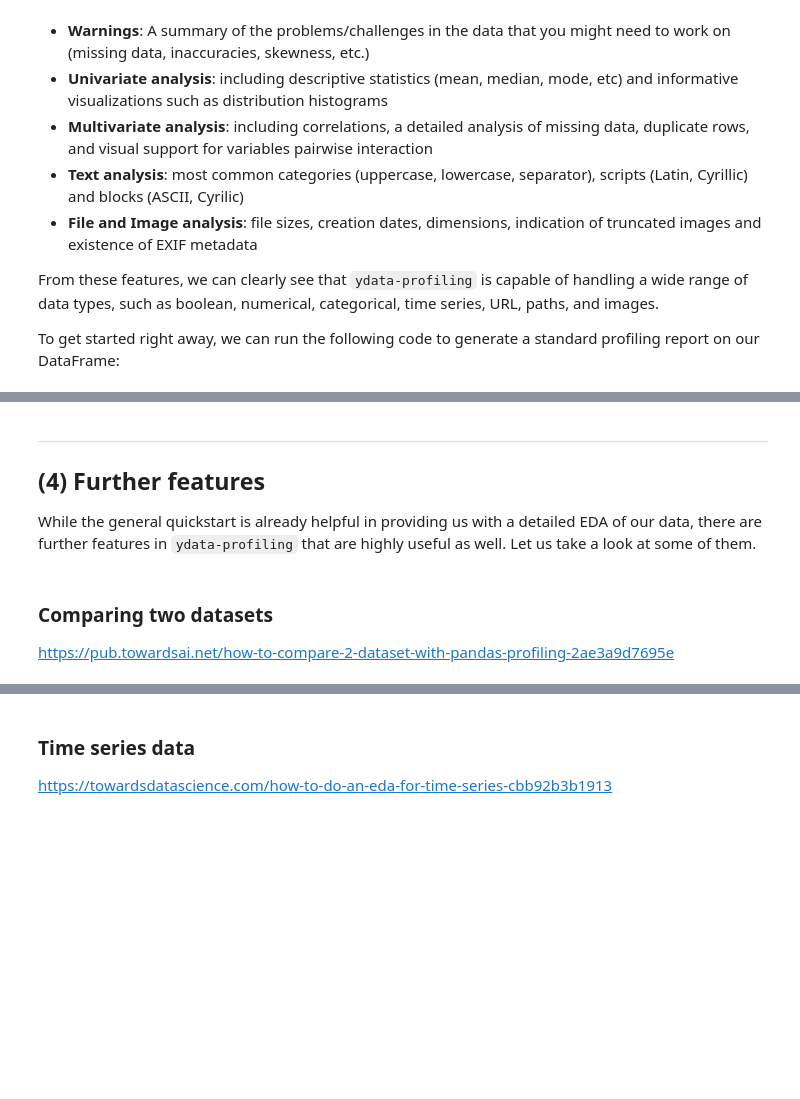
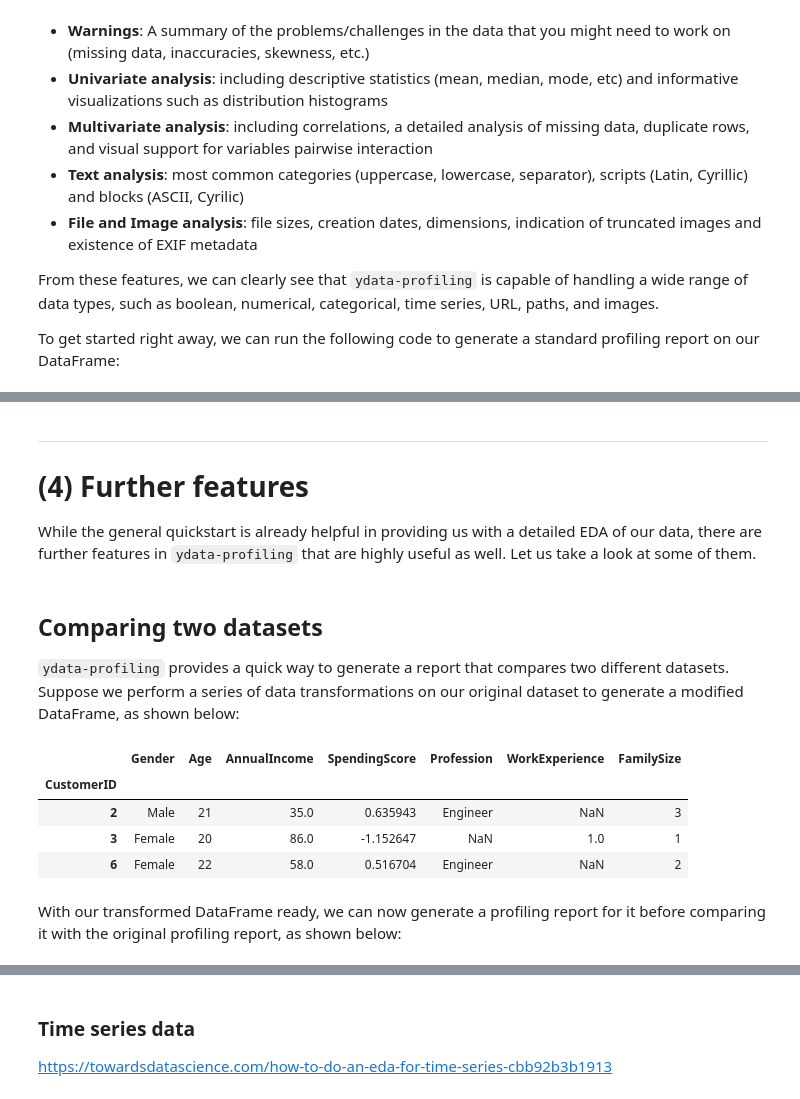
Before and after one commit to kennethleungty/Educative-Advanced-Pandas, a Jupyter notebook: notebooks/Lesson_Notebook_ydata-profiling.ipynb, the cells around one changed output, grey strips where cells are left out. Cells and saved outputs as stored; diff of their text form; code cells hidden in the pictures; blank space fills up the shorter version.

```diff
--- a/notebooks/Lesson_Notebook_ydata-profiling.ipynb
+++ b/notebooks/Lesson_Notebook_ydata-profiling.ipynb
@@ -79,8 +80,8 @@ It also has an "Alerts" tab (in the Overview section) that shows a comprehensive
 # %% [markdown]
 ___
 <a id='section4'></a>
-## (4) Further features
+# (4) Further features
 While the general quickstart is already helpful in providing us with a detailed EDA of our data, there are further features in `ydata-profiling` that are highly useful as well. Let us take a look at some of them.
 # %% [markdown]
-### Comparing two datasets
-https://pub.towardsai.net/how-to-compare-2-dataset-with-pandas-profiling-2ae3a9d7695e
+## Comparing two datasets
+`ydata-profiling` provides a quick way to generate a report that compares two different datasets. Suppose we perform a series of data transformations on our original dataset to generate a modified DataFrame, as shown below:
@@ -88,0 +88,32 @@ one-line solution to enable a fast and complete report on the comparison of data
+# %%
+# Generate copy of DataFrame
+df_transformed = df.copy()
+# %%
+# Filter to engineers
+df_transformed = df_transformed[df_transformed['Profession'] == 'Engineer']
+
+# Divide annual income by 1000
+df_transformed['AnnualIncome'] = df_transformed['AnnualIncome'] / 1000
+
+# Standardize spending score values
+mean = df_transformed['SpendingScore'].mean()
+std = df_transformed['SpendingScore'].std()
+df_transformed['SpendingScore'] = (df_transformed['SpendingScore'] - mean) / std
+
+# Introduce random NaN values into DataFrame
+n = 3
+row_indices = np.random.randint(low=0, high=df_transformed.shape[0], size=n)
+col_indices = np.random.randint(low=0, high=df_transformed.shape[1], size=n)
+for i in range(n):
+    df_transformed.iat[row_indices[i], col_indices[i]] = np.nan
+# %%
+# View modified DataFrame
+df_transformed
+# %% [output]
+|  | Gender | Age | AnnualIncome | SpendingScore | Profession | WorkExperience | FamilySize |
+| CustomerID |  |  |  |  |  |  |  |
+| 2 | Male | 21 | 35.0 | 0.635943 | Engineer | NaN | 3 |
+| 3 | Female | 20 | 86.0 | -1.152647 | NaN | 1.0 | 1 |
+| 6 | Female | 22 | 58.0 | 0.516704 | Engineer | NaN | 2 |
+# %% [markdown]
+With our transformed DataFrame ready, we can now generate a profiling report for it before comparing it with the original profiling report, as shown below:
```
Also changed, not shown: parts of 6 cells of this notebook, 6 other files.
